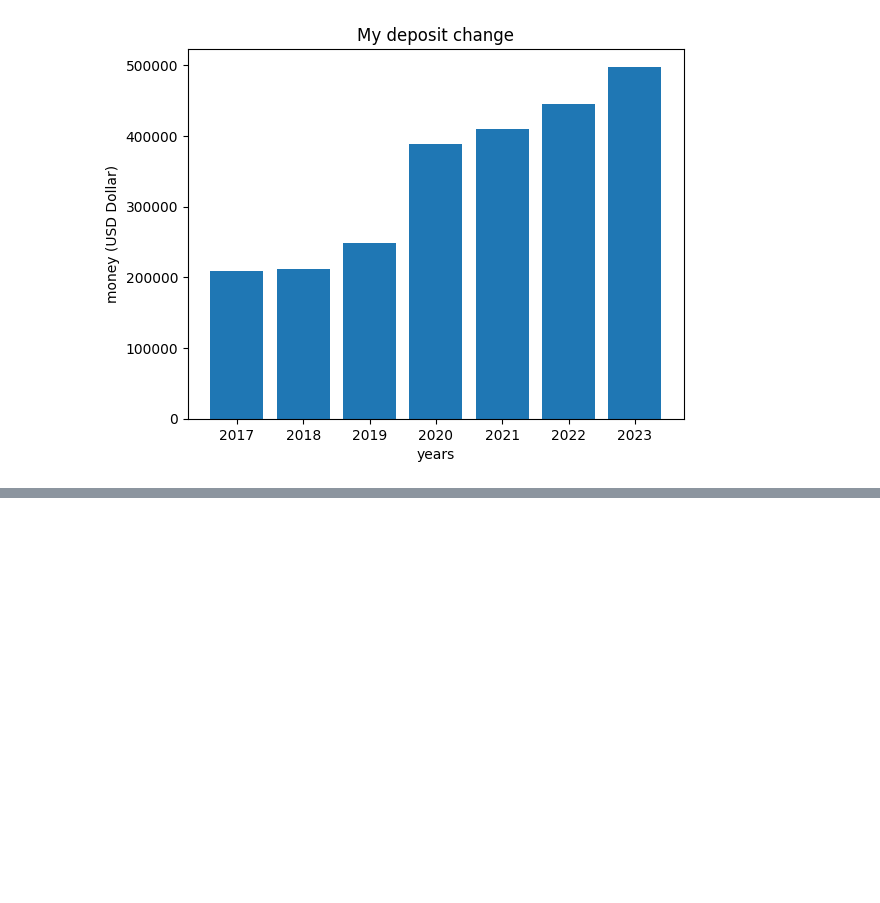
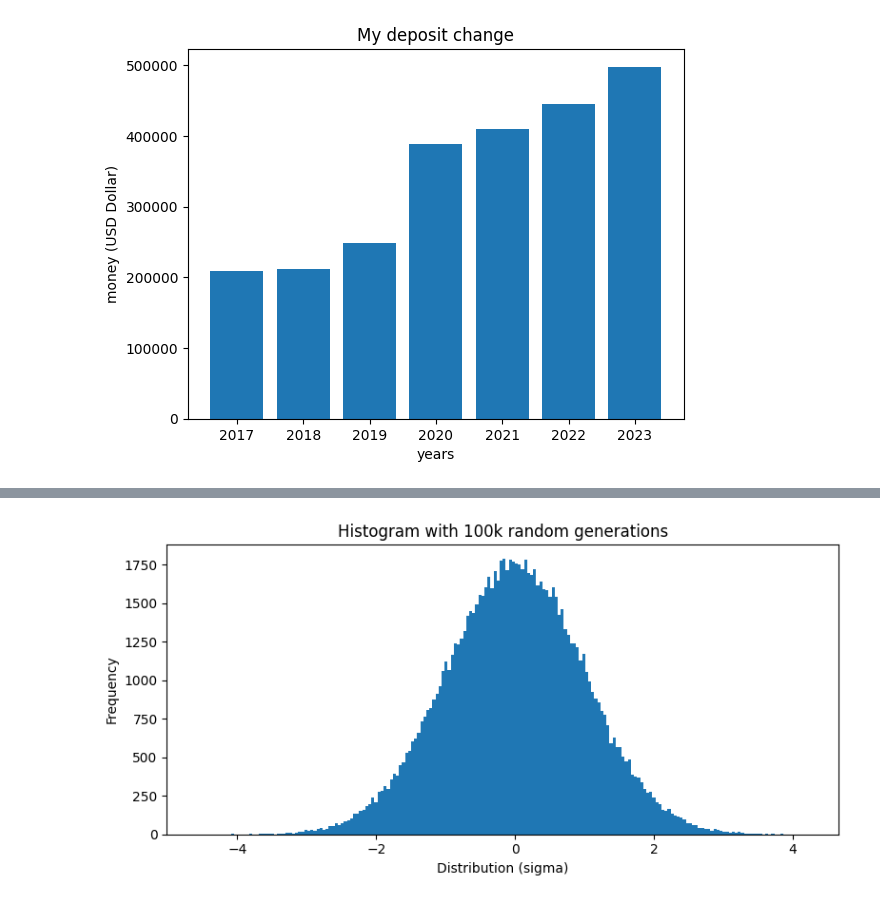
Before and after one commit to KnightChaser/ML-challenge, a Jupyter notebook: python_visualization_cheat_sheet.ipynb, the cells around one changed output, grey strips where cells are left out. Saved outputs shown, nothing was run; the diff lists cells and outputs as text; code cells hidden in the pictures; blank space fills up the shorter version.

```diff
--- a/python_visualization_cheat_sheet.ipynb
+++ b/python_visualization_cheat_sheet.ipynb
@@ -74,0 +59,25 @@ plt.show()
+# %%
+# HISTOGRAM (with normal distribution)
+
+# Creating dataset
+np.random.seed(0xCAFEABCD)
+n_points = 100000
+n_bins = 200
+
+# Creating distribution
+x = np.random.randn(n_points)
+y = .8 ** x + np.random.randn(n_points) + 25
+
+# Creating histogram
+fig, axs = plt.subplots(1, 1,
+						figsize = (8, 4),
+						tight_layout = True)
+
+axs.hist(x, bins = n_bins)
+plt.title("Histogram with 100k random generations")
+plt.xlabel("Distribution (sigma)")
+plt.ylabel("Frequency")
+
+plt.show()
+# %% [output]
+[figure, added]
```
Also changed, not shown: parts of 8 cells of this notebook.
